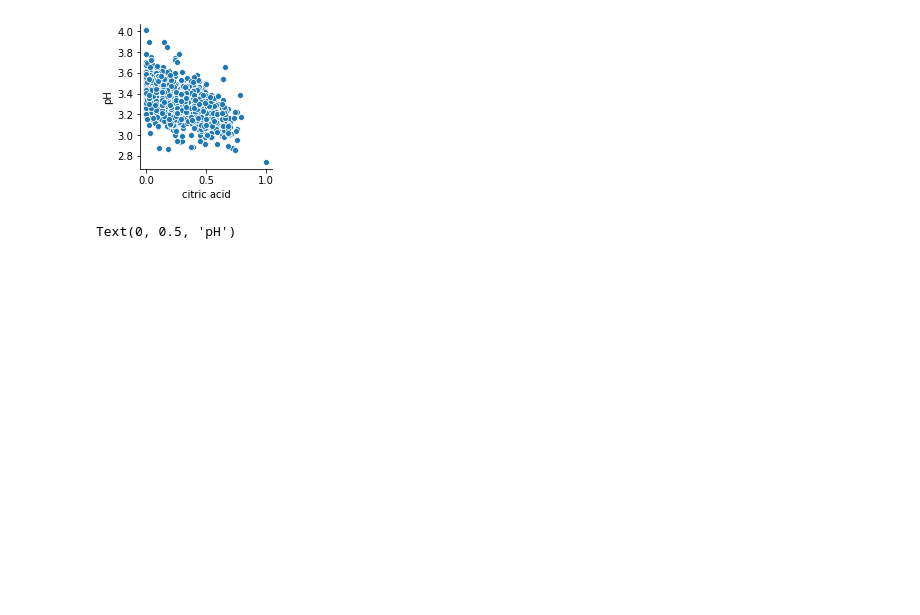
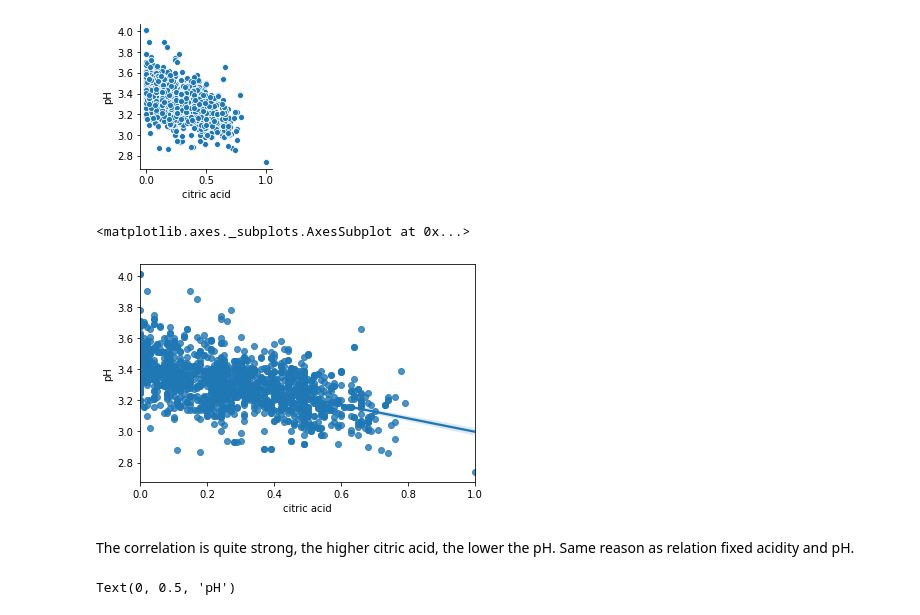
Before and after one commit to georgica22us/Andmeteaduse-projekt, a Jupyter notebook: Maria.ipynb, the cells around one changed output. Cells and saved outputs as stored; diff of their text form; code cells hidden in the pictures; blank space fills up the shorter version.

```diff
--- a/Maria.ipynb
+++ b/Maria.ipynb
@@ -778,6 +862,13 @@ sns.pairplot(data=data, x_vars=['citric acid'], y_vars=['pH'])
 # %% [output]
 <seaborn.axisgrid.PairGrid at 0x...>
 [figure]
+# %%
+sns.regplot(data=data, x ="citric acid", y="pH")
+# %% [output]
+<matplotlib.axes._subplots.AxesSubplot at 0x...>
+[figure, added]
+# %% [markdown]
+The correlation is quite strong, the higher citric acid, the lower the pH. Same reason as relation fixed acidity and pH.
 # %%
 plt.bar(data['pH'], data["citric acid"])
 plt.xlabel("citric acid")
```
Also changed, not shown: parts of 54 cells of this notebook, 1 other file.
